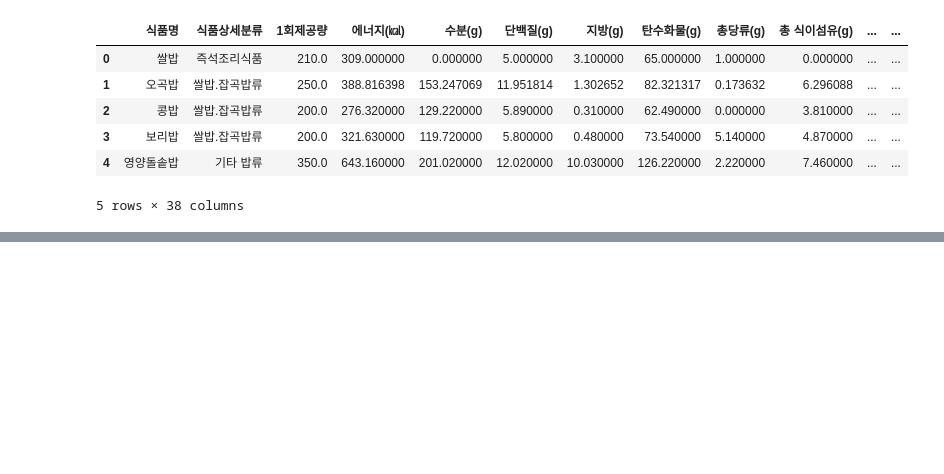
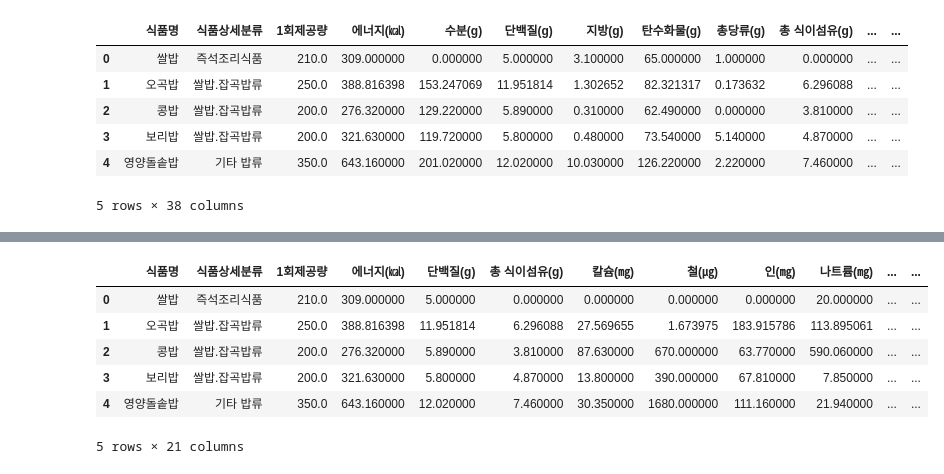
Before and after one commit to JiSeek/jiseek-backend, a Jupyter notebook: data/food_img.ipynb, the cells around one changed output, grey strips where cells are left out. Drawn from its saved outputs; the diff is of its cells as text; code cells hidden in the pictures; blank space fills up the shorter version.

```diff
--- a/data/food_img.ipynb
+++ b/data/food_img.ipynb
@@ -482,0 +525,12 @@ food_df.to_csv("food_nutrient_image.csv", sep="|", index=False)
+# %%
+food_df_smr = pd.read_csv("food_nutrient_image.csv", sep="|")[['식품명','식품상세분류','1회제공량','에너지(㎉)','단백질(g)','총 식이섬유(g)','칼슘(㎎)','철(㎍)','인(㎎)','나트륨(㎎)','아연(㎎)','비타민 D(D2+D3)(㎍)','비타민 B1(㎎)','비타민 B2(㎎)','비타민 B12(㎍)','비타민 C(㎎)','콜레스테롤(㎎)','엽산(㎍)','img1','img2','img3']]
+
+food_df_smr.head()
+# %% [output]
+|  | 식품명 | 식품상세분류 | 1회제공량 | 에너지(㎉) | 단백질(g) | 총 식이섬유(g) | 칼슘(㎎) | 철(㎍) | 인(㎎) | 나트륨(㎎) | ... | ... |
+| 0 | 쌀밥 | 즉석조리식품 | 210.0 | 309.000000 | 5.000000 | 0.000000 | 0.000000 | 0.000000 | 0.000000 | 20.000000 | ... | ... |
+| 1 | 오곡밥 | 쌀밥.잡곡밥류 | 250.0 | 388.816398 | 11.951814 | 6.296088 | 27.569655 | 1.673975 | 183.915786 | 113.895061 | ... | ... |
+| 2 | 콩밥 | 쌀밥.잡곡밥류 | 200.0 | 276.320000 | 5.890000 | 3.810000 | 87.630000 | 670.000000 | 63.770000 | 590.060000 | ... | ... |
+| 3 | 보리밥 | 쌀밥.잡곡밥류 | 200.0 | 321.630000 | 5.800000 | 4.870000 | 13.800000 | 390.000000 | 67.810000 | 7.850000 | ... | ... |
+| 4 | 영양돌솥밥 | 기타 밥류 | 350.0 | 643.160000 | 12.020000 | 7.460000 | 30.350000 | 1680.000000 | 111.160000 | 21.940000 | ... | ... |
+5 rows × 21 columns
```
Also changed, not shown: parts of 9 cells of this notebook, 2 other files.
